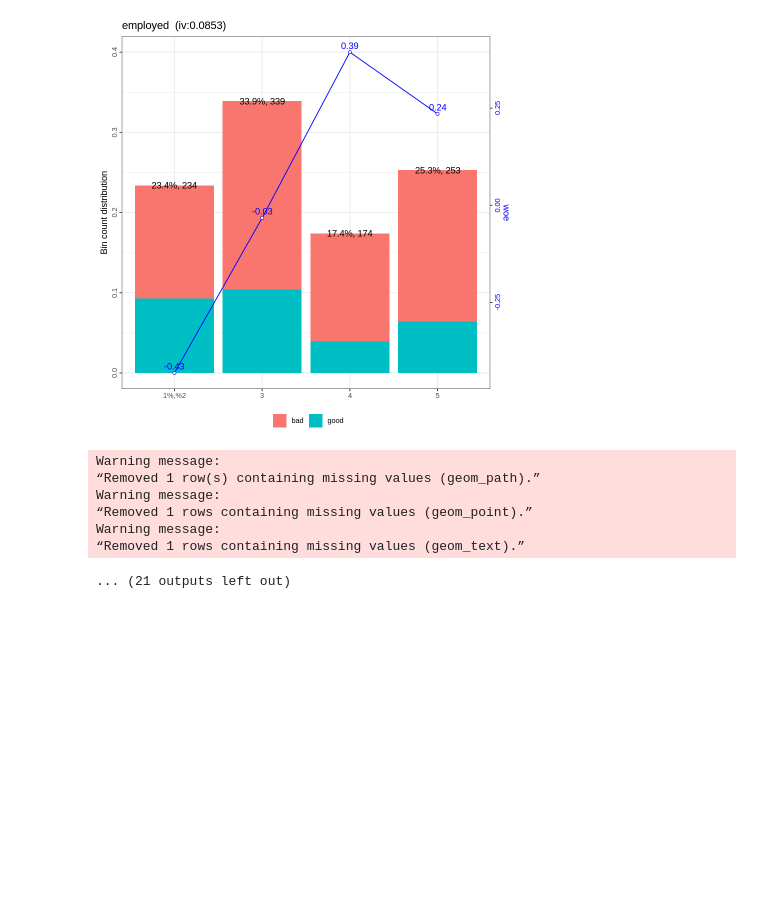
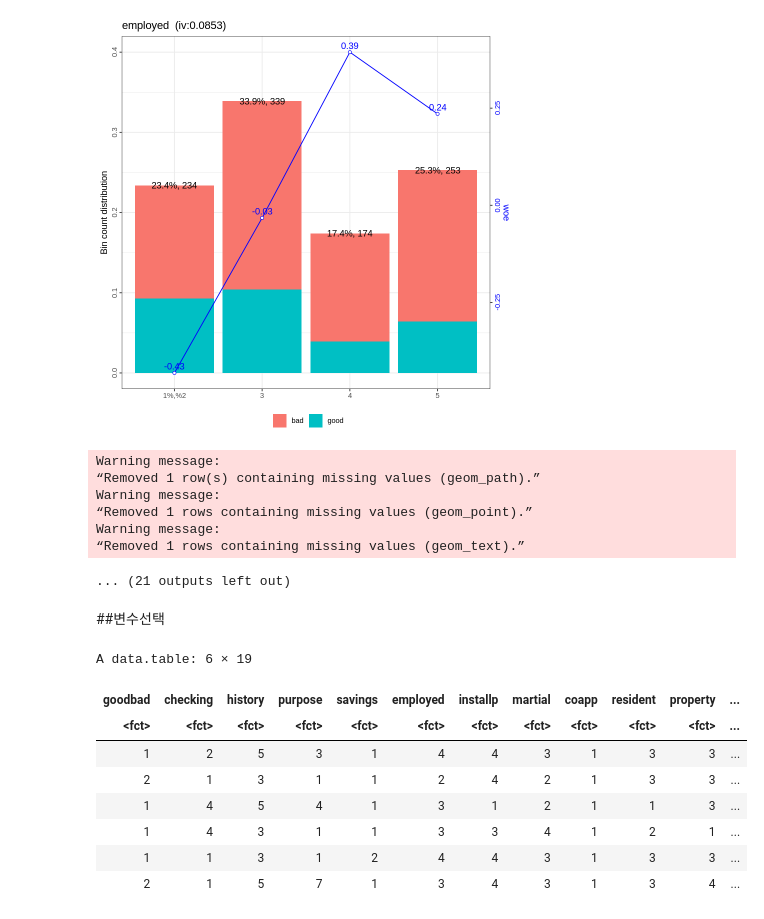
Before and after one commit to sjhd1109/study, a Jupyter notebook: credit_binning_210227.ipynb, the cells around one changed output. Drawn from its saved outputs; the diff is of its cells as text; code cells hidden in the pictures; blank space fills up the shorter version.

```diff
--- a/credit_binning_210227.ipynb
+++ b/credit_binning_210227.ipynb
@@ -442,3 +440,40 @@ Warning message:
 Warning message:
 “Removed 1 rows containing missing values (geom_text).”
 ... (21 outputs left out)
+# %% [markdown]
+##변수선택
+# %%
+train_df <- fread('/content/sample_data/train_credit.csv')
+test_df <- fread('/content/sample_data/test_credit.csv')
+# %%
+train_df$checking <- as.factor(train_df$checking)
+train_df$history <- as.factor(train_df$history)
+train_df$purpose <- as.factor(train_df$purpose)
+train_df$savings	 <- as.factor(train_df$savings	)
+train_df$installp <- as.factor(train_df$installp 	)
+train_df$employed <- as.factor(train_df$employed)
+train_df$martial <- as.factor(train_df$martial)
+train_df$coapp <- as.factor(train_df$coapp)
+train_df$resident <- as.factor(train_df$resident)
+train_df$property <- as.factor(train_df$property)
+train_df$age <- as.factor(train_df$age)
+train_df$housing <- as.factor(train_df$housing)
+train_df$existcr<- as.factor(train_df$existcr)
+train_df$job <- as.factor(train_df$job)
+train_df$depends <- as.factor(train_df$depends)
+train_df$telephon	 <- as.factor(train_df$telephon)
+train_df$foreign <- as.factor(train_df$foreign)
+train_df$other <- as.factor(train_df$other)
+train_df$goodbad <- as.factor(train_df$goodbad)
+
+head(train_df)
+# %% [output]
+A data.table: 6 × 19
+| goodbad | checking | history | purpose | savings | employed | installp | martial | coapp | resident | property | ... |
+| <fct> | <fct> | <fct> | <fct> | <fct> | <fct> | <fct> | <fct> | <fct> | <fct> | <fct> | ... |
+| 1 | 2 | 5 | 3 | 1 | 4 | 4 | 3 | 1 | 3 | 3 | ... |
+| 2 | 1 | 3 | 1 | 1 | 2 | 4 | 2 | 1 | 3 | 3 | ... |
+| 1 | 4 | 5 | 4 | 1 | 3 | 1 | 2 | 1 | 1 | 3 | ... |
+| 1 | 4 | 3 | 1 | 1 | 3 | 3 | 4 | 1 | 2 | 1 | ... |
+| 1 | 1 | 3 | 1 | 2 | 4 | 4 | 3 | 1 | 3 | 3 | ... |
+| 2 | 1 | 5 | 7 | 1 | 3 | 4 | 3 | 1 | 3 | 4 | ... |
```
Also changed, not shown: parts of 3 cells of this notebook.
